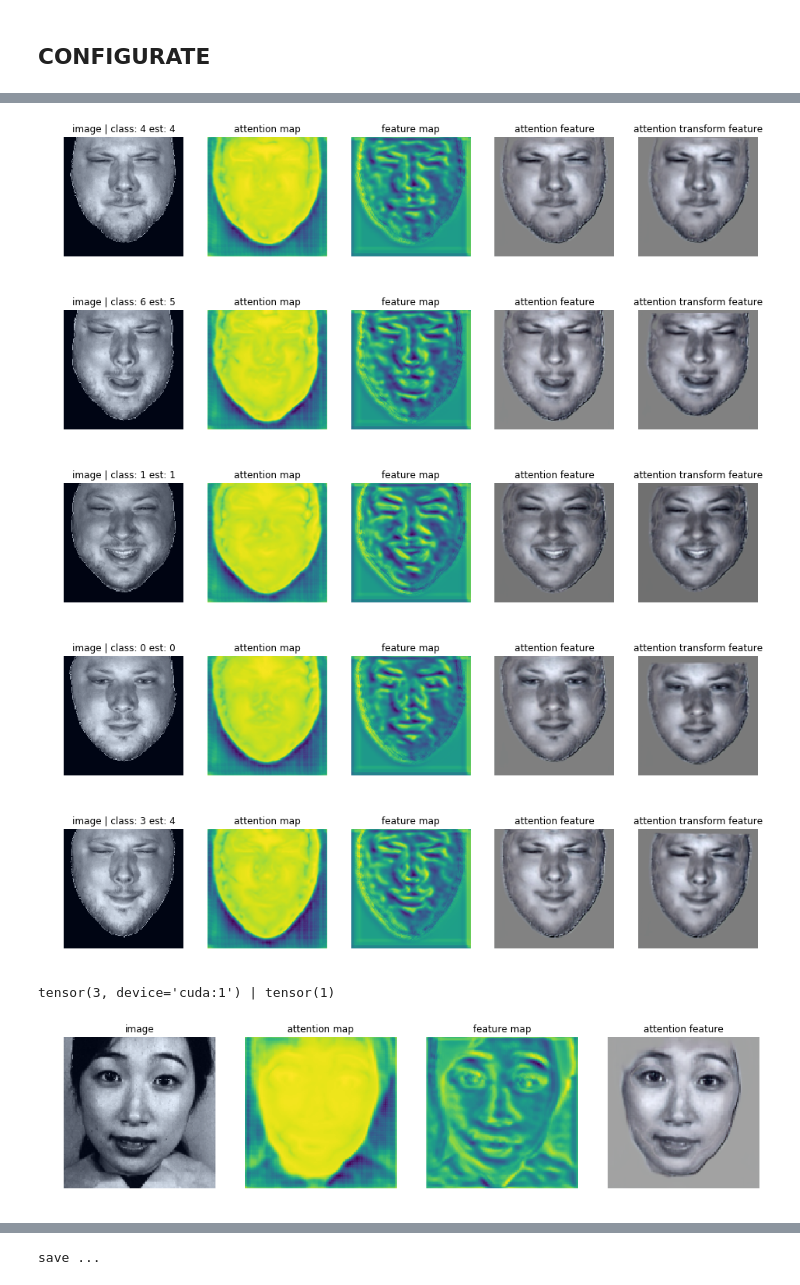
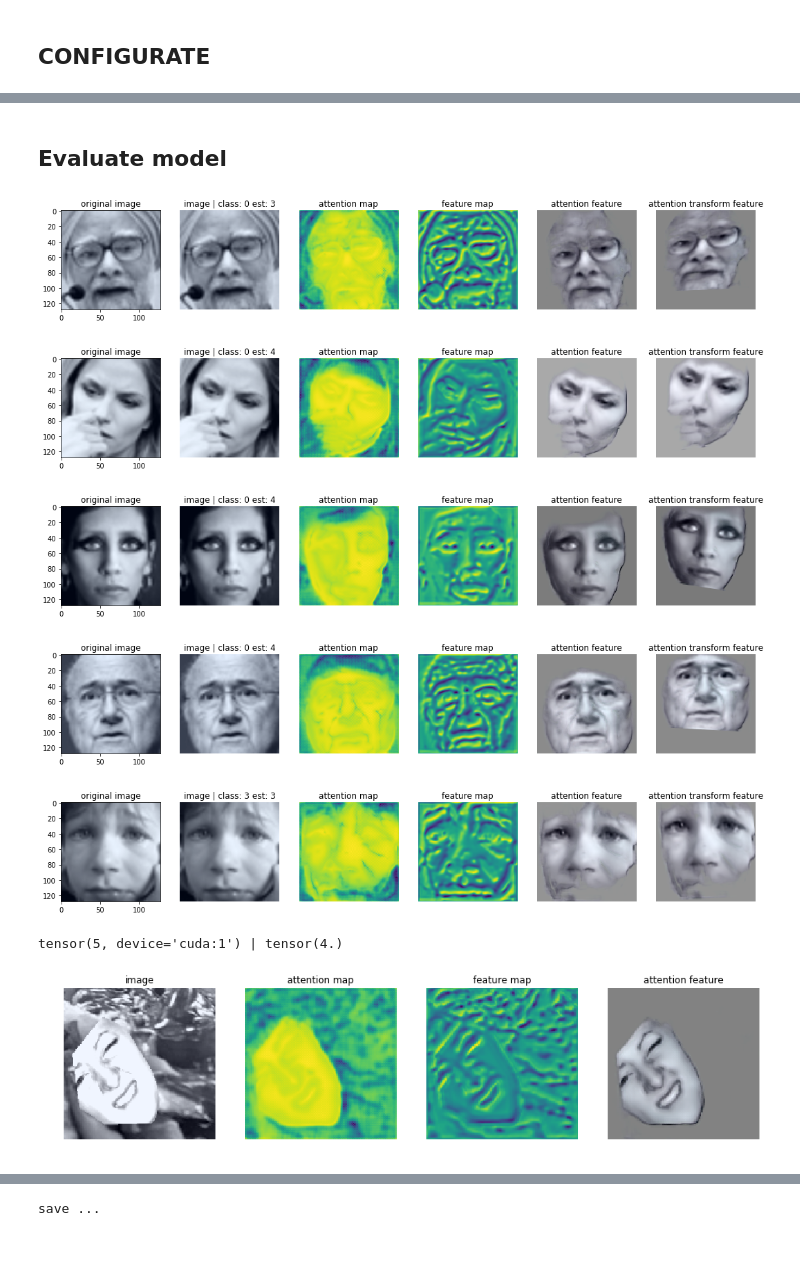
Before and after one commit to pedrodiamel/ferattention, a Jupyter notebook: books/eval.ipynb, the cells around one changed output, grey strips where cells are left out. Saved outputs shown, nothing was run; the diff lists cells and outputs as text; code cells hidden in the pictures; blank space fills up the shorter version.

```diff
--- a/books/eval.ipynb
+++ b/books/eval.ipynb
@@ -49,9 +44,9 @@ old
 result
 # %%
 project          = '../out'
-name             = 'fer_atentionresnet34_attgmm_adam_bu3dfe_dim64_preactresnet18x32_fold0_006'
+name             = 'fer_atentionresnet34_attgmm_adam_bu3dfe_dim64_preactresnet18x32_fold0_001_retrain'
 pathnamedataset  = '~/.datasets'
-pathmodel        = os.path.join( project, name, 'models/chk000350.pth.tar' ) #model_best, chk000120
+pathmodel        = os.path.join( project, name, 'models/model_best.pth.tar' ) #model_best, chk000120
 pathproject      = os.path.join( project, name )
 batch_size       = 2
 workers          = 1
@@ -181,3 +140,5 @@ torch.Size([1, 3, 128, 128])
+# %% [markdown]
+## Evaluate model
 # %%
 import torch.nn.functional as FF
 
@@ -193,14 +154,16 @@ for i in range( len(dataset) ):
     idx = i + 0
     sample = dataset[ idx ]
 
-    #image_org, image, mask, meta = sample
-    #image = image.unsqueeze(0)
-    #label = meta[0]
-    #y_theta   = meta[1:].view(-1, 2, 3)
+#     image_org, image, mask, meta = sample
+#     image = image.unsqueeze(0)
+#     label = meta[0]
+#     y_theta   = meta[1:].view(-1, 2, 3)
+
 
     image = sample['image'].unsqueeze(0)
     label = sample['label'].argmax()
     #image = F.fliplr( image )
+    image_org = sample['image']
 
     image = image.cuda()
     #y_theta = y_theta.cuda()
@@ -217,47 +180,52 @@ for i in range( len(dataset) ):
     #grid = FF.affine_grid(theta, image.size())
     #image = FF.grid_sample(image, grid)
 
+
     att  = att.data.cpu().numpy().transpose(2,3,1,0)[...,0]
     att_t  = att_t.data.cpu().numpy().transpose(2,3,1,0)[...,0]
     fmap = fmap.data.cpu().numpy().transpose(2,3,1,0)[:,:,0,0]
     srf  = srf.data.cpu().numpy().transpose(2,3,1,0)[...,0]
     image = image.data.cpu().numpy().transpose(2,3,1,0)[...,0]
+    image_org = image_org.numpy().transpose(1,2,0)
     y_lab_hat_max = y_lab_hat.argmax()
 
 
     #if label != 6: continue
     k+=1
     if k > 5: break
 
-    plt.figure( figsize=(16,8))
-    plt.subplot(151)
+    plt.figure( figsize=(18,8))
+    plt.subplot(161)
+    plt.imshow( norm(image_org) )
+    plt.title('original image' )
+    plt.subplot(162)
     plt.imshow( norm(image) )
     plt.title('image | class: {} est: {}'.format( label, y_lab_hat_max ) )
     plt.axis('off')
-    plt.subplot(152)
+    plt.subplot(163)
     plt.imshow( (fmap))
     plt.title('attention map')
     plt.axis('off' )
-    plt.subplot(153)
+    plt.subplot(164)
     plt.imshow( srf.sum(2) )
     plt.title('feature map')
     plt.axis('off' )
-    plt.subplot(154)
+    plt.subplot(165)
     plt.imshow( norm(att) )
     plt.title('attention feature')
     plt.axis('off')
-    plt.subplot(155)
+    plt.subplot(166)
     plt.imshow( norm(att_t) )
     plt.title('attention transform feature')
     plt.axis('off')
 
     plt.show()
 # %% [output]
-[figure, old version]
+[figure, new version]
-[figure, old version]
+[figure, new version]
-[figure, old version]
+[figure, new version]
-[figure, old version]
+[figure, new version]
-[figure, old version]
+[figure, new version]
 # %%
 def norm(x):
     x = x-x.min()
@@ -279,16 +247,14 @@ def save(image, srf, fmap, att, pathname='../netruns/', pos_name=''):
     fig = plt.figure(figsize=(8,8)); plt.imshow( sigmoid(fmap)  ); plt.axis('off' ); fig.savefig(smap_name, bbox_inches='tight',transparent=True, pad_inches=0)
     fig = plt.figure(figsize=(8,8)); plt.imshow( norm(att)  ); plt.axis('off' ); fig.savefig(att_name, bbox_inches='tight',transparent=True, pad_inches=0)
 
-
-
-idx=10
+idx=0
 sample = dataset[ idx ]
 
-#image, mask, label = sample
-#image = image.unsqueeze(0)
+image_org, image, mask, meta = sample
+image = image.unsqueeze(0)
 
-image = sample['image'].unsqueeze(0)
-label = sample['label'].argmax()
+# image = sample['image'].unsqueeze(0)
+# label = sample['label'].argmax()
 
 z, y_lab_hat, att, theta, att_t, fmap, srf = net( image )
 
@@ -323,8 +289,8 @@ plt.axis('off')
 
 plt.show()
 # %% [output]
-tensor(3, device='cuda:1') | tensor(1)
+tensor(5, device='cuda:1') | tensor(4.)
-[figure, old version]
+[figure, new version]
 # %%
 import random
 import scipy.misc
```
Also changed, not shown: parts of 18 cells of this notebook, 10 other files.
